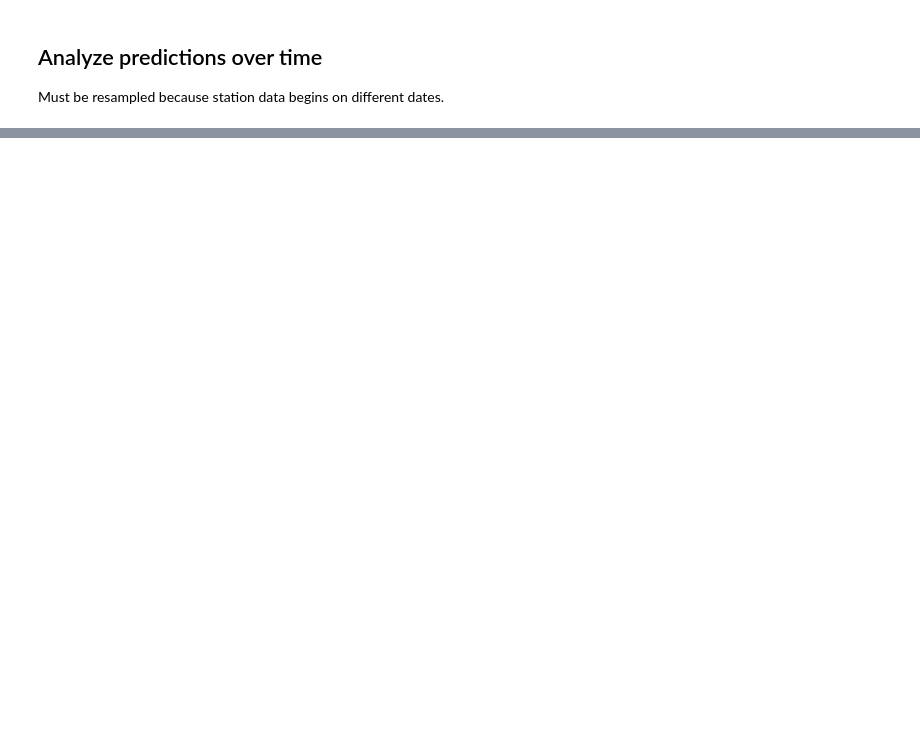
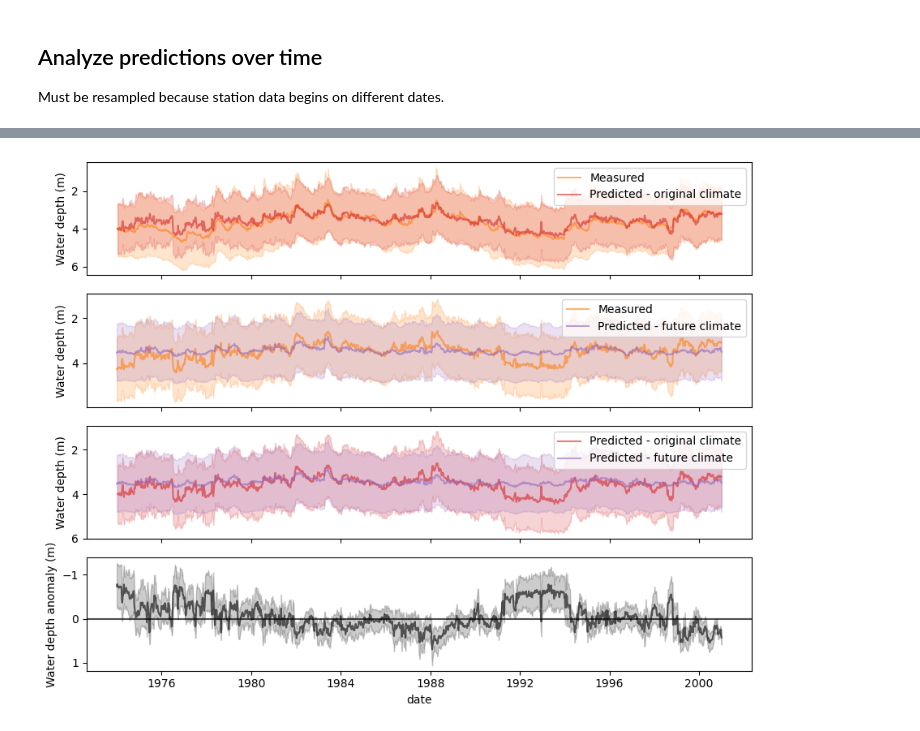
Before and after one commit to silandkyan/predict_groundwater, a Jupyter notebook: analyse_predictions.ipynb, the cells around one changed output, grey strips where cells are left out. Saved outputs shown, nothing was run; the diff lists cells and outputs as text; code cells hidden in the pictures; blank space fills up the shorter version.

```diff
--- a/analyse_predictions.ipynb
+++ b/analyse_predictions.ipynb
@@ -197,0 +122,4 @@ sns.lineplot(data=base_weekly, x="date", y="pred_water_depth",
+# %%
+plot_compare_scenario(past, base, pred)
+# %% [output]
+[figure, added]
```
Also changed, not shown: parts of 44 cells of this notebook, 1 other file.
